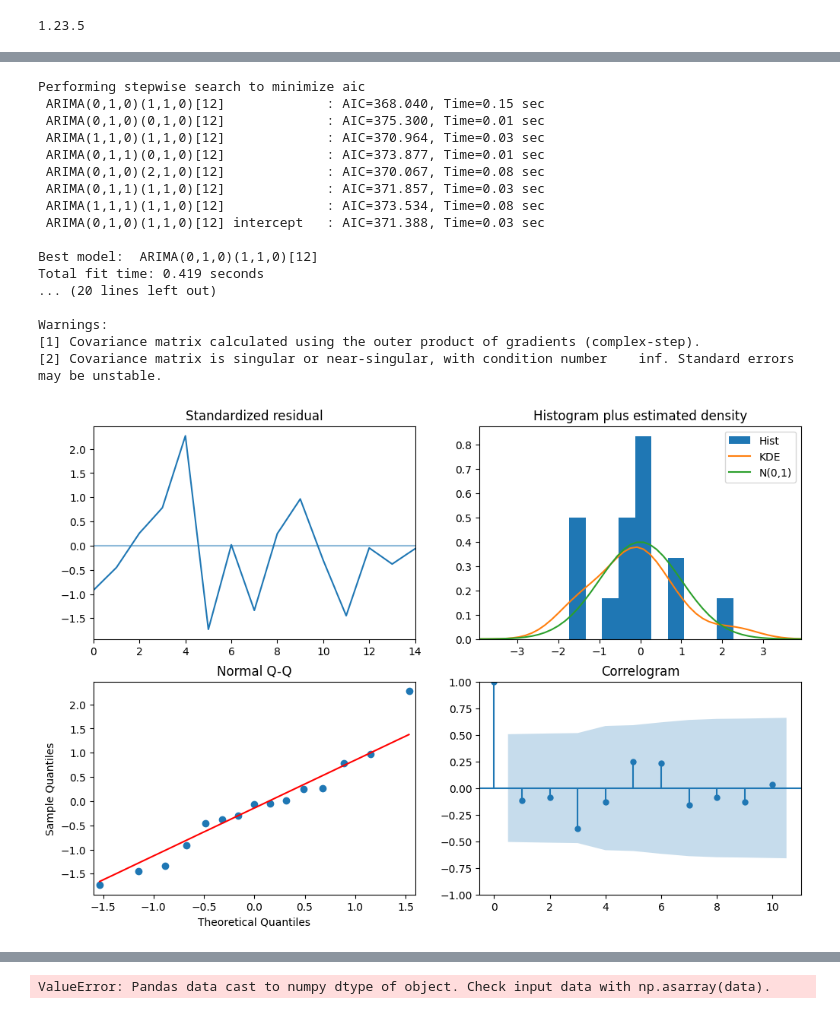
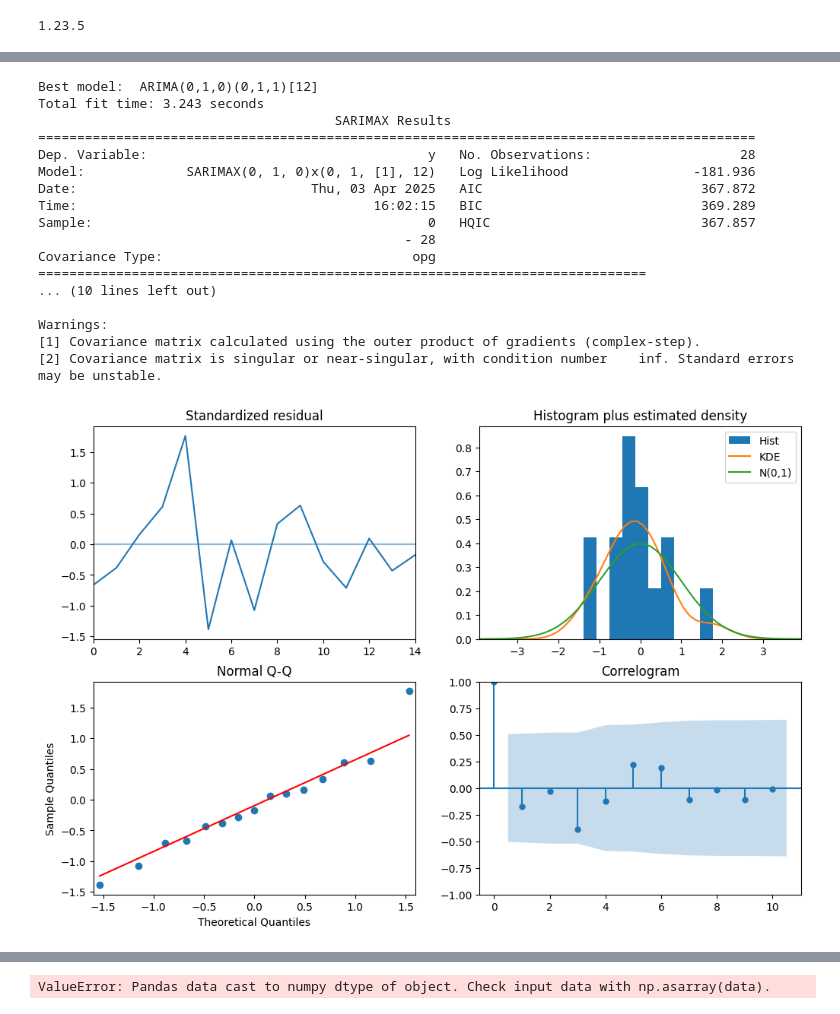
Before and after one commit to josean9/IA-Casos, a Jupyter notebook: notebooks/notebook1_eda.ipynb, the cells around one changed output, grey strips where cells are left out. Drawn from its saved outputs; the diff is of its cells as text; code cells hidden in the pictures.

```diff
--- a/notebooks/notebook1_eda.ipynb
+++ b/notebooks/notebook1_eda.ipynb
@@ -124,13 +133,4 @@ Warnings:
 # %%
-from pmdarima import auto_arima
-from sklearn.preprocessing import StandardScaler
-import pandas as pd
-import matplotlib.pyplot as plt
-
-# 1. Preprocesamiento sin transformación logarítmica
-y = df["Unique_visitors"]  # Usamos los valores originales
-X = df[['SocialNetworks', 'PaidSearch']]  # Variables exógenas clave
-
 # 2. División train-test (80%-20%)
 train_size = int(len(df) * 0.8)
 y_train, y_test = y.iloc[:train_size], y.iloc[train_size:]
@@ -142,52 +142,55 @@ X_train_scaled = pd.DataFrame(scaler.fit_transform(X_train),
                    columns=X_train.columns,
                    index=X_train.index)
 X_test_scaled = pd.DataFrame(scaler.transform(X_test),
                   columns=X_test.columns,
                   index=X_test.index)
 
 # 4. Búsqueda del modelo (sin log)
 model = auto_arima(
     y_train,  # Usamos y_train original
     exogenous=X_train_scaled,
     seasonal=True,
     m=12,
-    d=1,
-    D=1,
-    start_p=0, max_p=1,
-    start_q=0, max_q=1,
-    start_Q=0, max_Q=0,
-    stepwise=True,
+    d=1,  # Diferenciación no estacional fija
+    D=1,  # Diferenciación estacional fija
+    start_P=0, max_P=3,
+    start_p=0, max_p=3,
+    start_q=0, max_q=3,
+    start_Q=0, max_Q=3,
+    stepwise=False,     # Para exploración exhaustiva (más lento)
     trace=True,
-    suppress_warnings=True,
-    error_action='ignore'
+    suppress_warnings=False,  # Para ver posibles problemas
+    error_action='warn',      # Cambiado de 'ignore' a 'warn'
+    information_criterion='aic',
+    n_jobs=-1           # Usa todos los cores para más velocidad
 )
 
 # 5. Predicción (directamente en escala original)
 preds = model.predict(n_periods=12, exogenous=X_test_scaled)
 
 # 6. Resultados
 print(model.summary())
 
 
 # Diagnóstico
 model.plot_diagnostics(figsize=(12,8))
 plt.show()
 # %% [output]
-Performing stepwise search to minimize aic
- ARIMA(0,1,0)(1,1,0)[12]             : AIC=368.040, Time=0.15 sec
- ARIMA(0,1,0)(0,1,0)[12]             : AIC=375.300, Time=0.01 sec
- ARIMA(1,1,0)(1,1,0)[12]             : AIC=370.964, Time=0.03 sec
- ARIMA(0,1,1)(0,1,0)[12]             : AIC=373.877, Time=0.01 sec
- ARIMA(0,1,0)(2,1,0)[12]             : AIC=370.067, Time=0.08 sec
- ARIMA(0,1,1)(1,1,0)[12]             : AIC=371.857, Time=0.03 sec
- ARIMA(1,1,1)(1,1,0)[12]             : AIC=373.534, Time=0.08 sec
- ARIMA(0,1,0)(1,1,0)[12] intercept   : AIC=371.388, Time=0.03 sec
-
-Best model:  ARIMA(0,1,0)(1,1,0)[12]
-Total fit time: 0.419 seconds
-... (20 lines left out)
+Best model:  ARIMA(0,1,0)(0,1,1)[12]
+Total fit time: 3.243 seconds
+                                      SARIMAX Results
+============================================================================================
+Dep. Variable:                                    y   No. Observations:                   28
+Model:             SARIMAX(0, 1, 0)x(0, 1, [1], 12)   Log Likelihood                -181.936
+Date:                              Thu, 03 Apr 2025   AIC                            367.872
+Time:                                      16:02:15   BIC                            369.289
+Sample:                                           0   HQIC                           367.857
+                                               - 28
+Covariance Type:                                opg
+==============================================================================
+... (10 lines left out)
 
 Warnings:
 [1] Covariance matrix calculated using the outer product of gradients (complex-step).
 [2] Covariance matrix is singular or near-singular, with condition number    inf. Standard errors may be unstable.
-[figure, old version]
+[figure, new version]
```
Also changed, not shown: parts of 3 cells of this notebook.
